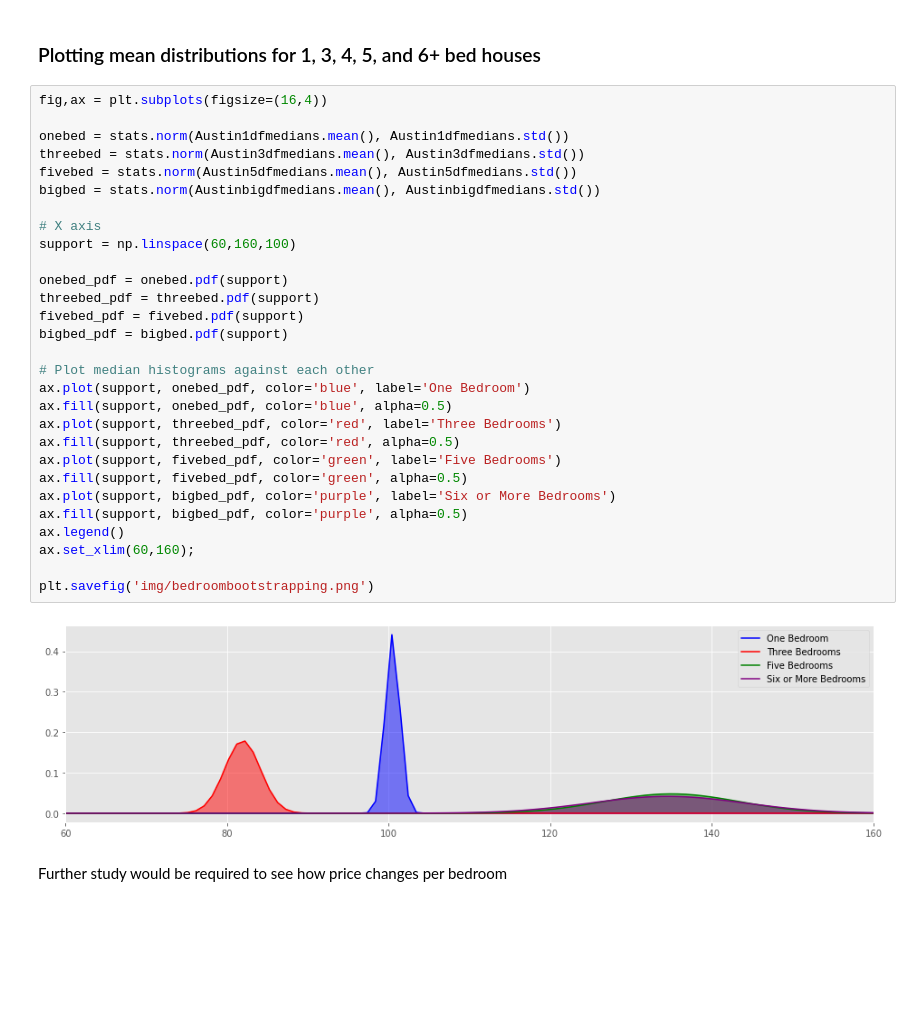
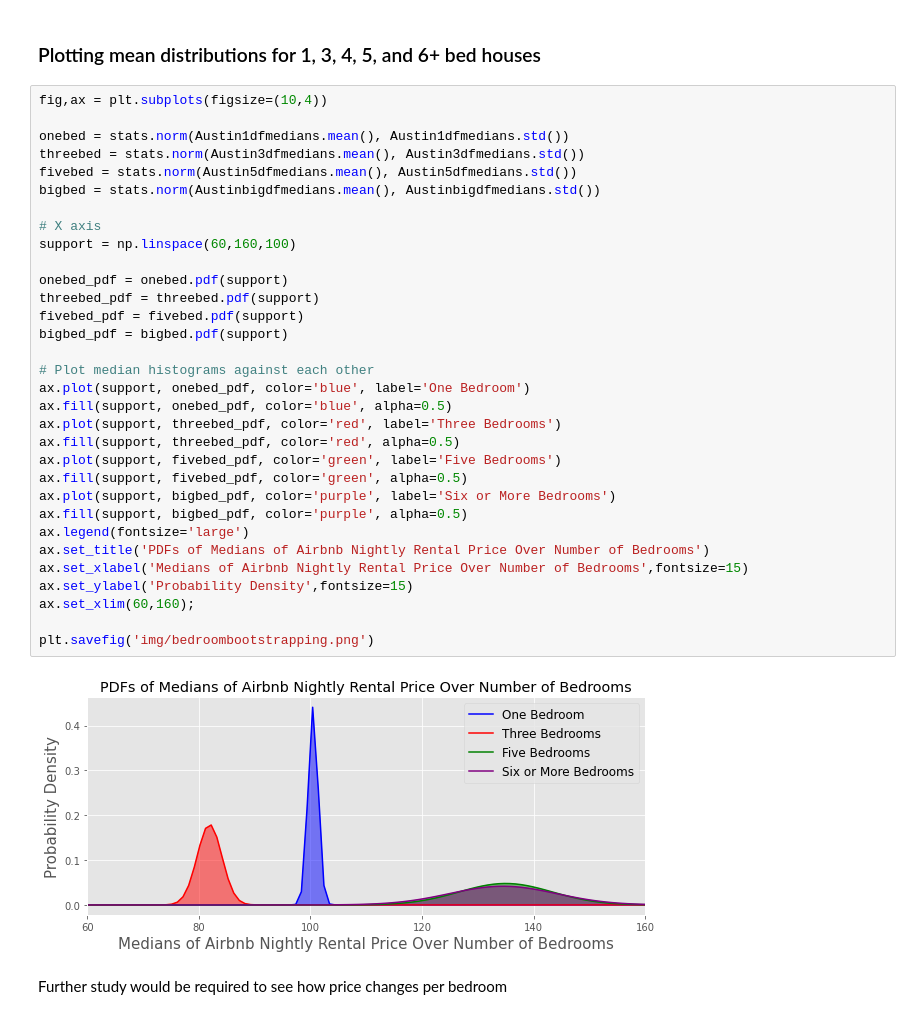
Before and after one commit to randallb15/Real-Estate-Analysis, a Jupyter notebook: StatisticalAnalysis.ipynb, the cells around one changed output. Cells and saved outputs as stored; diff of their text form; blank space fills up the shorter version.

```diff
--- a/StatisticalAnalysis.ipynb
+++ b/StatisticalAnalysis.ipynb
@@ -370,36 +370,39 @@ MannwhitneyuResult(statistic=53630915.5, pvalue=2.8071095856611523e-19)
 # %% [markdown]
 ### Plotting mean distributions for 1, 3, 4, 5, and 6+ bed houses
 # %%
-fig,ax = plt.subplots(figsize=(16,4))
+fig,ax = plt.subplots(figsize=(10,4))
 
 onebed = stats.norm(Austin1dfmedians.mean(), Austin1dfmedians.std())
 threebed = stats.norm(Austin3dfmedians.mean(), Austin3dfmedians.std())
 fivebed = stats.norm(Austin5dfmedians.mean(), Austin5dfmedians.std())
 bigbed = stats.norm(Austinbigdfmedians.mean(), Austinbigdfmedians.std())
 
 # X axis
 support = np.linspace(60,160,100)
 
 onebed_pdf = onebed.pdf(support)
 threebed_pdf = threebed.pdf(support)
 fivebed_pdf = fivebed.pdf(support)
 bigbed_pdf = bigbed.pdf(support)
 
 # Plot median histograms against each other
 ax.plot(support, onebed_pdf, color='blue', label='One Bedroom')
 ax.fill(support, onebed_pdf, color='blue', alpha=0.5)
 ax.plot(support, threebed_pdf, color='red', label='Three Bedrooms')
 ax.fill(support, threebed_pdf, color='red', alpha=0.5)
 ax.plot(support, fivebed_pdf, color='green', label='Five Bedrooms')
 ax.fill(support, fivebed_pdf, color='green', alpha=0.5)
 ax.plot(support, bigbed_pdf, color='purple', label='Six or More Bedrooms')
 ax.fill(support, bigbed_pdf, color='purple', alpha=0.5)
-ax.legend()
+ax.legend(fontsize='large')
+ax.set_title('PDFs of Medians of Airbnb Nightly Rental Price Over Number of Bedrooms')
+ax.set_xlabel('Medians of Airbnb Nightly Rental Price Over Number of Bedrooms',fontsize=15)
+ax.set_ylabel('Probability Density',fontsize=15)
 ax.set_xlim(60,160);
 
 plt.savefig('img/bedroombootstrapping.png')
 # %% [output]
-[figure, old version]
+[figure, new version]
 # %% [markdown]
 Further study would be required to see how price changes per bedroom
 # %%
```
Also changed, not shown: parts of 4 cells of this notebook, 6 other files.
